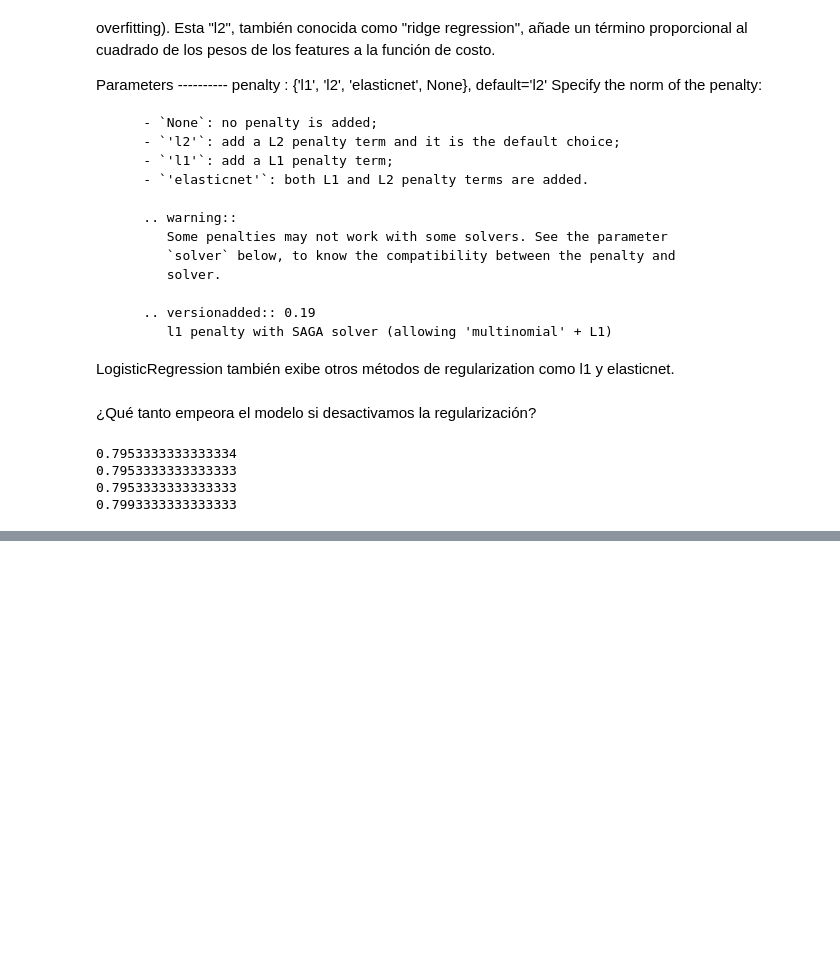
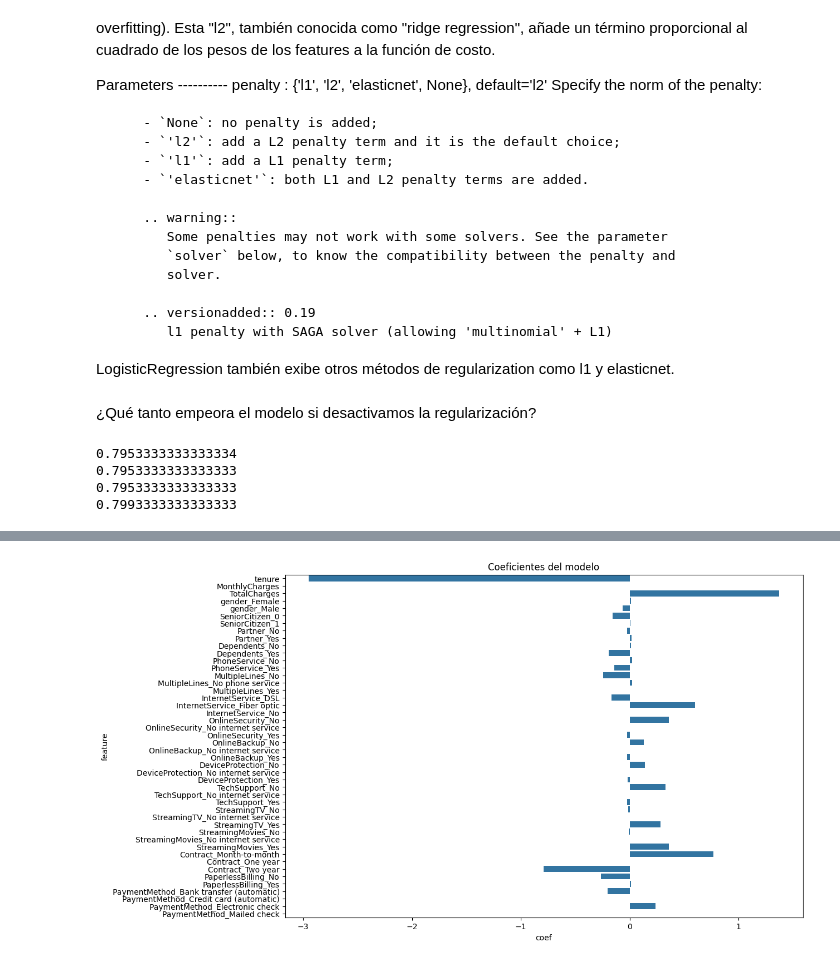
Before and after one commit to santortiz/ml-overview, a Jupyter notebook: notebooks/logistic_regression/churn.ipynb, the cells around one changed output, grey strips where cells are left out. Saved outputs shown, nothing was run; the diff lists cells and outputs as text; code cells hidden in the pictures; blank space fills up the shorter version.

Commit message:
A deeper exploration of regularization methods was applied on the churn dataset. Model didn't improve but useless variables were easily detected with lasso regression

```diff
--- a/notebooks/logistic_regression/churn.ipynb
+++ b/notebooks/logistic_regression/churn.ipynb
@@ -462,0 +470,8 @@ No vemos cambios significativos entre los distintos métodos de regularización.
+# %%
+#utilicemos todas las variables y la l1 penalty para descubrir cuáles son inútiles.
+
+encoded_df_all_vars = pd.get_dummies(
+    df_data_processed,
+    drop_first=False,
+    dtype=int
+)
@@ -462,0 +494,29 @@ No vemos cambios significativos entre los distintos métodos de regularización.
+# %%
+#take a balanced sample and scaled tenure, monthly charges and total charges
+rus = RandomUnderSampler(random_state=42)
+
+X_all_vars, y_all_vars = encoded_df_all_vars.drop(columns='Churn'), encoded_df_all_vars['Churn']
+
+X_rus_all_vars, y_rus_all_vars = rus.fit_resample(X_all_vars, y_all_vars)
+
+X_rus_all_vars[['tenure', 'MonthlyCharges', 'TotalCharges']] = scaler.fit_transform(X_rus_all_vars[['tenure', 'MonthlyCharges', 'TotalCharges']])
+
+x_rus_all_vars_train, x_rus_all_vars_test, y_rus_all_vars_train, y_rus_all_vars_test = train_test_split(X_rus_all_vars, y_rus_all_vars, test_size=0.2, random_state=42)
+# %%
+#entrenemos el modelo con todas las variables y la penalización l1
+
+log_mod_rus_all_vars = LogisticRegression(max_iter=1000, penalty="l1", solver="saga")
+log_mod_rus_all_vars.fit(x_rus_all_vars_train, y_rus_all_vars_train)
+y_rus_all_vars_pred = log_mod_rus_all_vars.predict(x_rus_all_vars_test)
+# %%
+#Analicemos los coeficientes del modelo
+
+coef_df = pd.DataFrame({
+    'feature': x_rus_all_vars_train.columns,
+    'coef': log_mod_rus_all_vars.coef_[0]
+})
+
+
+#Nótese que muchos de los pesos se anulan justamente porque no aportan información al modelo.
+#En su mayoría coinciden con las variables que habíamos identificado como irrelevantes previamente.
+coef_df
@@ -462,0 +541,8 @@ No vemos cambios significativos entre los distintos métodos de regularización.
+# %%
+#la mayoría de los features no son útiles para el modelo, por lo que podemos eliminarlos.
+plt.figure(figsize=(12, 8))
+plt.title('Coeficientes del modelo')
+sns.barplot(x='coef', y='feature', data=coef_df)
+plt.show()
+# %% [output]
+[figure, added]
```
Also changed, not shown: parts of 6 cells of this notebook.
